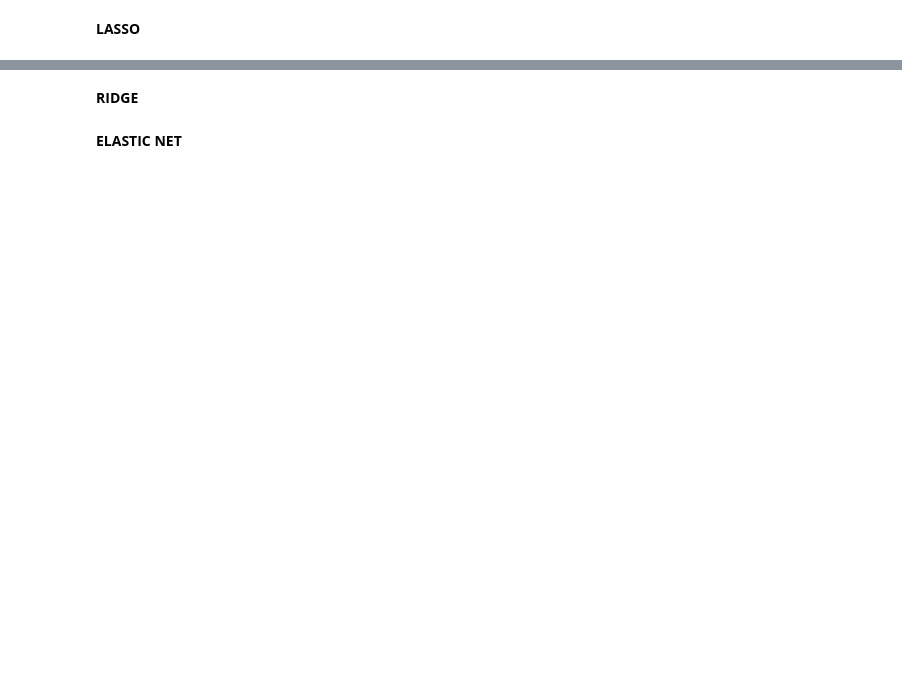
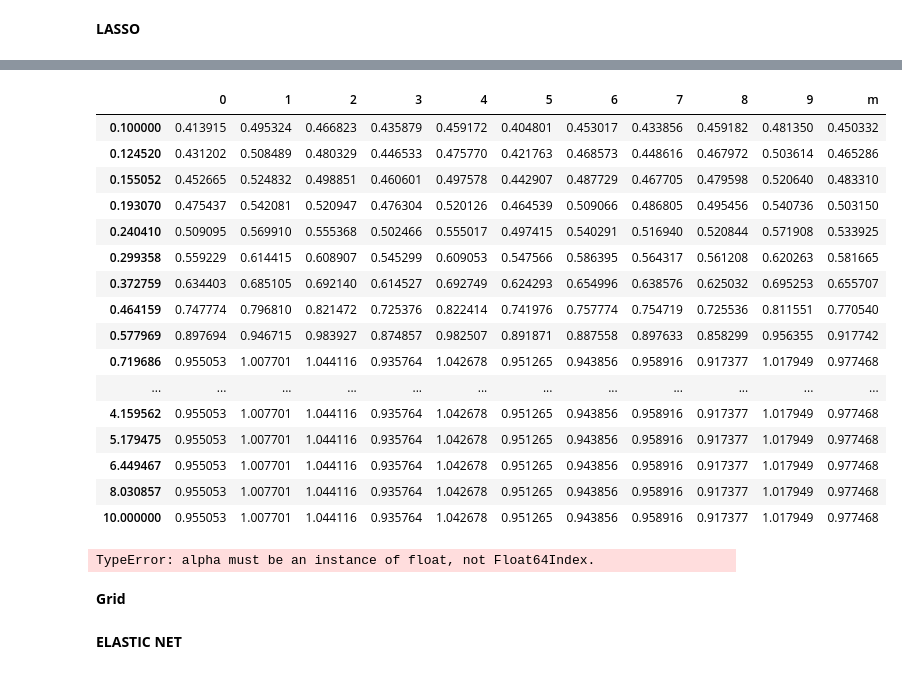
Before and after one commit to txg194/Qwe, a Jupyter notebook: Examproject/Final_dataset.ipynb, the cells around one changed output, grey strips where cells are left out. Drawn from its saved outputs; the diff is of its cells as text; code cells hidden in the pictures; blank space fills up the shorter version.

```diff
--- a/Examproject/Final_dataset.ipynb
+++ b/Examproject/Final_dataset.ipynb
@@ -435,2 +546,57 @@ print(lambda_o_,' ',round(mse(pipe_lasso.predict(X_test),y_test),3), round(np.sq
+# %%
+kfolds = KFold(n_splits=10)
+folds = list(kfolds.split(X_dev, y_dev))
+
+# outer loop: lambdas
+mseCV = []
+for lambda__ in lambda_:
+    # inner loop: folds
+    mseCV_ = []
+    for train_idx, val_idx in folds :
+        # train model and compute MSE on test fold
+        pipe_lassoCV = make_pipeline(PolynomialFeatures(degree=3, include_bias=False),
+                                     StandardScaler(),
+                                     Lasso(max_iter = 10000, alpha=lambda__, tol=tol))
+        X_train, y_train, = X_dev[train_idx], y_dev[train_idx]
+        X_val, y_val = X_dev[val_idx], y_dev[val_idx]
+        pipe_lassoCV.fit(X_train, y_train)
+        mseCV_.append(mse(pipe_lassoCV.predict(X_val), y_val))
+
+    # store result
+    mseCV.append(mseCV_)
+
+# convert to DataFrame
+lambdaCV = pd.DataFrame(mseCV, index=lambda_)
+lambdaCV['m'] = lambdaCV.mean(axis=1)
+lambda_o_ = lambdaCV['m'].nsmallest(1).index
+# %%
+lambdaCV
+# %% [output]
+|  | 0 | 1 | 2 | 3 | 4 | 5 | 6 | 7 | 8 | 9 | m |
+| 0.100000 | 0.413915 | 0.495324 | 0.466823 | 0.435879 | 0.459172 | 0.404801 | 0.453017 | 0.433856 | 0.459182 | 0.481350 | 0.450332 |
+| 0.124520 | 0.431202 | 0.508489 | 0.480329 | 0.446533 | 0.475770 | 0.421763 | 0.468573 | 0.448616 | 0.467972 | 0.503614 | 0.465286 |
+| 0.155052 | 0.452665 | 0.524832 | 0.498851 | 0.460601 | 0.497578 | 0.442907 | 0.487729 | 0.467705 | 0.479598 | 0.520640 | 0.483310 |
+| 0.193070 | 0.475437 | 0.542081 | 0.520947 | 0.476304 | 0.520126 | 0.464539 | 0.509066 | 0.486805 | 0.495456 | 0.540736 | 0.503150 |
+| 0.240410 | 0.509095 | 0.569910 | 0.555368 | 0.502466 | 0.555017 | 0.497415 | 0.540291 | 0.516940 | 0.520844 | 0.571908 | 0.533925 |
+| 0.299358 | 0.559229 | 0.614415 | 0.608907 | 0.545299 | 0.609053 | 0.547566 | 0.586395 | 0.564317 | 0.561208 | 0.620263 | 0.581665 |
+| 0.372759 | 0.634403 | 0.685105 | 0.692140 | 0.614527 | 0.692749 | 0.624293 | 0.654996 | 0.638576 | 0.625032 | 0.695253 | 0.655707 |
+| 0.464159 | 0.747774 | 0.796810 | 0.821472 | 0.725376 | 0.822414 | 0.741976 | 0.757774 | 0.754719 | 0.725536 | 0.811551 | 0.770540 |
+| 0.577969 | 0.897694 | 0.946715 | 0.983927 | 0.874857 | 0.982507 | 0.891871 | 0.887558 | 0.897633 | 0.858299 | 0.956355 | 0.917742 |
+| 0.719686 | 0.955053 | 1.007701 | 1.044116 | 0.935764 | 1.042678 | 0.951265 | 0.943856 | 0.958916 | 0.917377 | 1.017949 | 0.977468 |
+| ... | ... | ... | ... | ... | ... | ... | ... | ... | ... | ... | ... |
+| 4.159562 | 0.955053 | 1.007701 | 1.044116 | 0.935764 | 1.042678 | 0.951265 | 0.943856 | 0.958916 | 0.917377 | 1.017949 | 0.977468 |
+| 5.179475 | 0.955053 | 1.007701 | 1.044116 | 0.935764 | 1.042678 | 0.951265 | 0.943856 | 0.958916 | 0.917377 | 1.017949 | 0.977468 |
+| 6.449467 | 0.955053 | 1.007701 | 1.044116 | 0.935764 | 1.042678 | 0.951265 | 0.943856 | 0.958916 | 0.917377 | 1.017949 | 0.977468 |
+| 8.030857 | 0.955053 | 1.007701 | 1.044116 | 0.935764 | 1.042678 | 0.951265 | 0.943856 | 0.958916 | 0.917377 | 1.017949 | 0.977468 |
+| 10.000000 | 0.955053 | 1.007701 | 1.044116 | 0.935764 | 1.042678 | 0.951265 | 0.943856 | 0.958916 | 0.917377 | 1.017949 | 0.977468 |
+# %%
+pipe_lassoCV = make_pipeline(PolynomialFeatures(degree=3, include_bias=False),
+                                     StandardScaler(),
+                                     Lasso(max_iter = 10000, alpha=lambda_o_, tol=tol))
+
+pipe_lassoCV.fit(X_dev, y_dev)
+print(lambda_o_,' ',round(mse(pipe_lassoCV.predict(X_test),y_test),3), round(np.sqrt(mse(pipe_lassoCV.predict(X_test),y_test)),3))
+# %% [output]
+TypeError: alpha must be an instance of float, not Float64Index.
 # %% [markdown]
-**RIDGE**
+**Grid**
```
Also changed, not shown: parts of 21 cells of this notebook.
